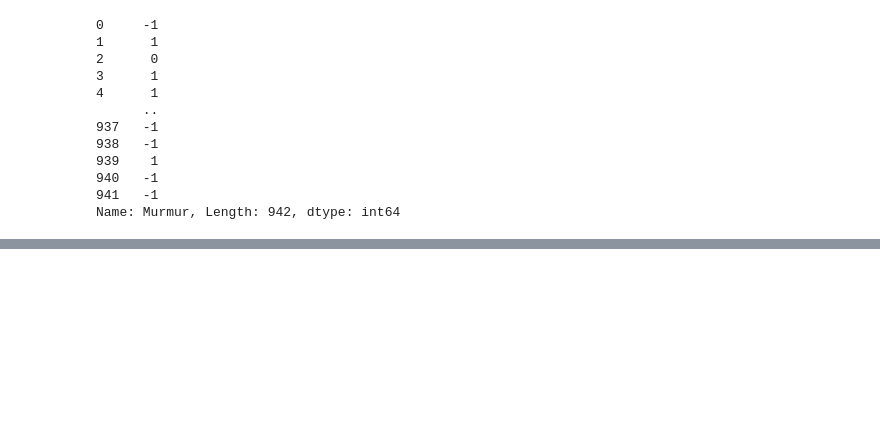
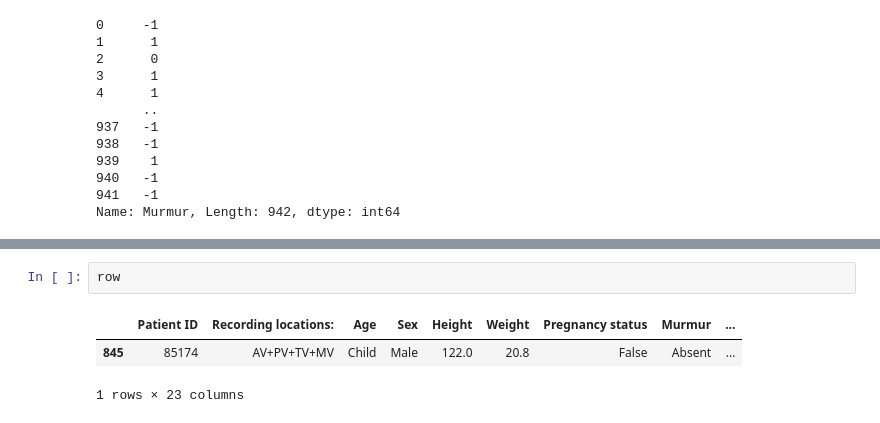
Before and after one commit to sharinkan/HeartDiseasePrediction, a Jupyter notebook: EDA/notebooks/EDA_Weijie.ipynb, the cells around one changed output, grey strips where cells are left out. Drawn from its saved outputs; the diff is of its cells as text; blank space fills up the shorter version.

```diff
--- a/EDA/notebooks/EDA_Weijie.ipynb
+++ b/EDA/notebooks/EDA_Weijie.ipynb
@@ -423,0 +513,6 @@ Name: Murmur, Length: 942, dtype: int64
+# %%
+row
+# %% [output]
+|  | Patient ID | Recording locations: | Age | Sex | Height | Weight | Pregnancy status | Murmur | ... |
+| 845 | 85174 | AV+PV+TV+MV | Child | Male | 122.0 | 20.8 | False | Absent | ... |
+1 rows × 23 columns
```
Also changed, not shown: parts of 21 cells of this notebook, 2 other files.
